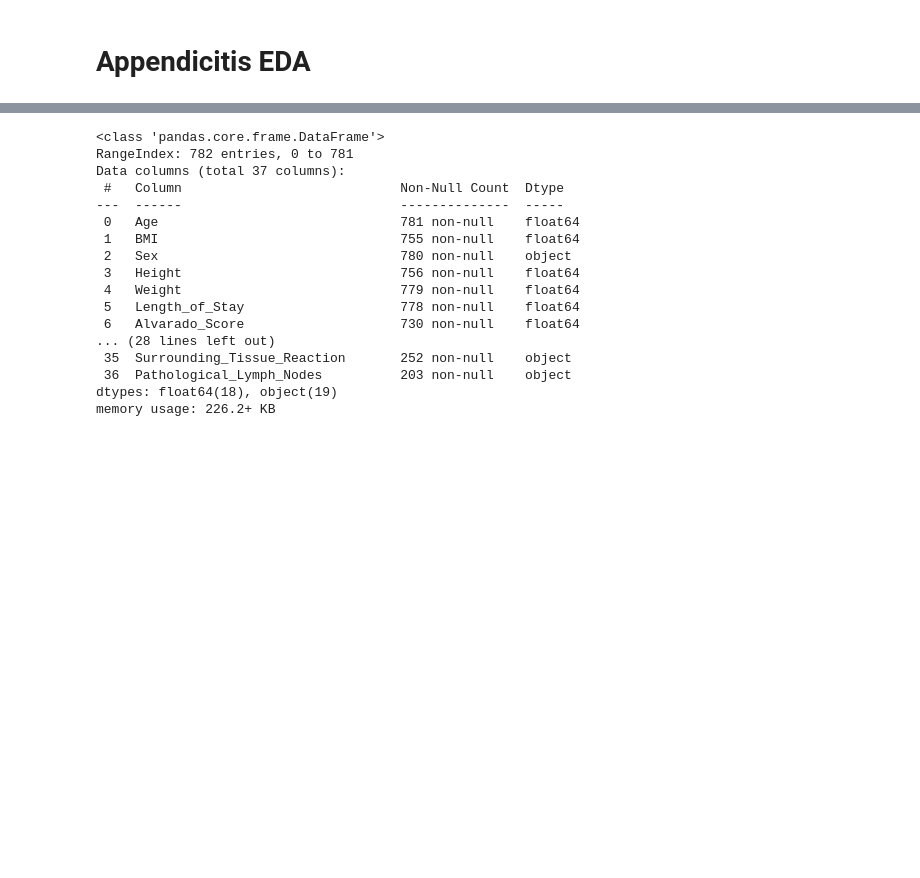
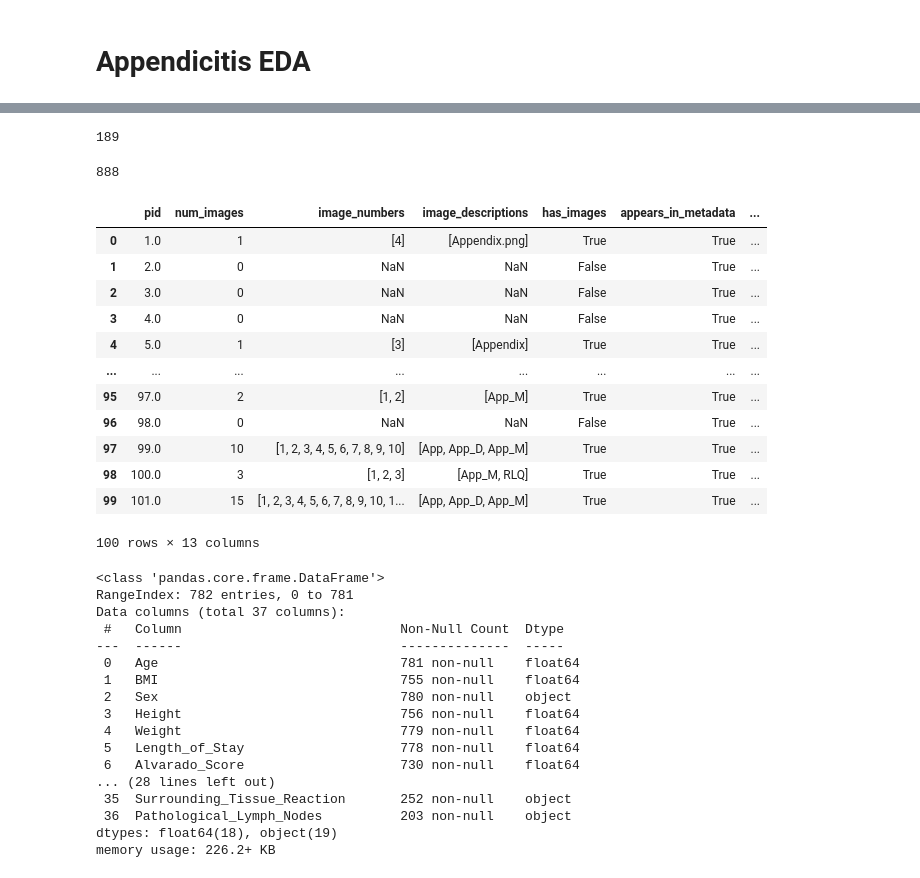
Before and after one commit to msankarsh/AIRP-Appendicitis, a Jupyter notebook: Appendicitis.ipynb, the cells around one changed output, grey strips where cells are left out. Drawn from its saved outputs; the diff is of its cells as text; code cells hidden in the pictures; blank space fills up the shorter version.

```diff
--- a/Appendicitis.ipynb
+++ b/Appendicitis.ipynb
@@ -115,0 +275,12 @@ patient_df.head(10) # Calls the first 10 rows
+# %%
+len(patients_without_images)
+# %% [output]
+189
+# %%
+# All unique patients from either source
+all_patients = pd.DataFrame({
+    "pid": sorted(
+        set(image_summary["pid"])
+        .union(set(metadata_patients))
+    )
+})
@@ -116,3 +311,53 @@ patient_df.head(10) # Calls the first 10 rows
+# %%
+# Does patient appear in metadata?
+metadata_pid_set = set(metadata_patients)
+
+final_df["appears_in_metadata"] = (
+    final_df["pid"]
+    .isin(metadata_pid_set)
+)
+# %%
+# Add metadata completeness information
+
+# Keep only the needed columns plus patient identifier
+metadata_subset = metadata[["US_Number_clean"] + required_columns].copy()
+
+metadata_subset = (
+        metadata_subset
+        .rename(columns={"US_Number_clean": "pid"})
+        .drop_duplicates("pid")
+    )
+
+final_df = final_df.merge(
+        metadata_subset,
+        on="pid",
+        how="left"
+    )
+
+final_df["all_required_fields_present"] = (
+        final_df[required_columns]
+        .notna()
+        .all(axis=1)
+    )
+# %%
+final_df = final_df.sort_values("pid").reset_index(drop=True)
+print(len(final_df)) # number of patients we have either in metadata or in images folder
+final_df.head(100)
+# %% [output]
+888
+|  | pid | num_images | image_numbers | image_descriptions | has_images | appears_in_metadata | ... |
+| 0 | 1.0 | 1 | [4] | [Appendix.png] | True | True | ... |
+| 1 | 2.0 | 0 | NaN | NaN | False | True | ... |
+| 2 | 3.0 | 0 | NaN | NaN | False | True | ... |
+| 3 | 4.0 | 0 | NaN | NaN | False | True | ... |
+| 4 | 5.0 | 1 | [3] | [Appendix] | True | True | ... |
+| ... | ... | ... | ... | ... | ... | ... | ... |
+| 95 | 97.0 | 2 | [1, 2] | [App_M] | True | True | ... |
+| 96 | 98.0 | 0 | NaN | NaN | False | True | ... |
+| 97 | 99.0 | 10 | [1, 2, 3, 4, 5, 6, 7, 8, 9, 10] | [App, App_D, App_M] | True | True | ... |
+| 98 | 100.0 | 3 | [1, 2, 3] | [App_M, RLQ] | True | True | ... |
+| 99 | 101.0 | 15 | [1, 2, 3, 4, 5, 6, 7, 8, 9, 10, 1... | [App, App_D, App_M] | True | True | ... |
+100 rows × 13 columns
 # %%
 patient_df.info() # Gives all the info (range, non-null counts, dtype, features, target, etc)
 # %% [output]
```
Also changed, not shown: parts of 34 cells of this notebook.
